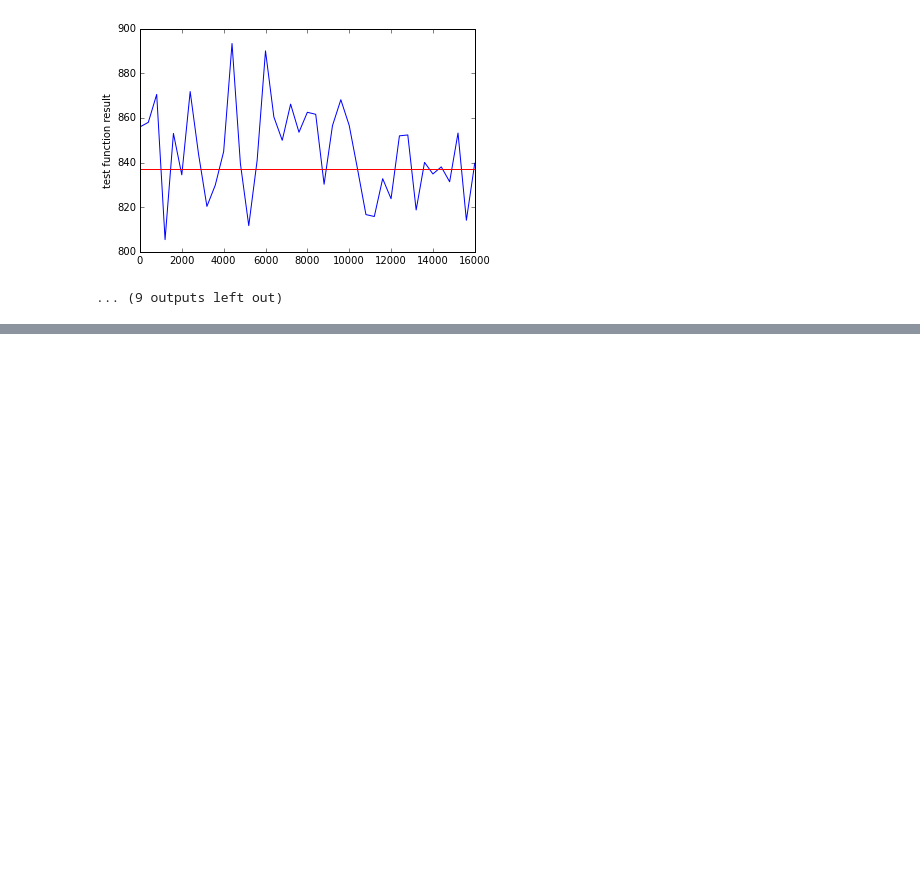
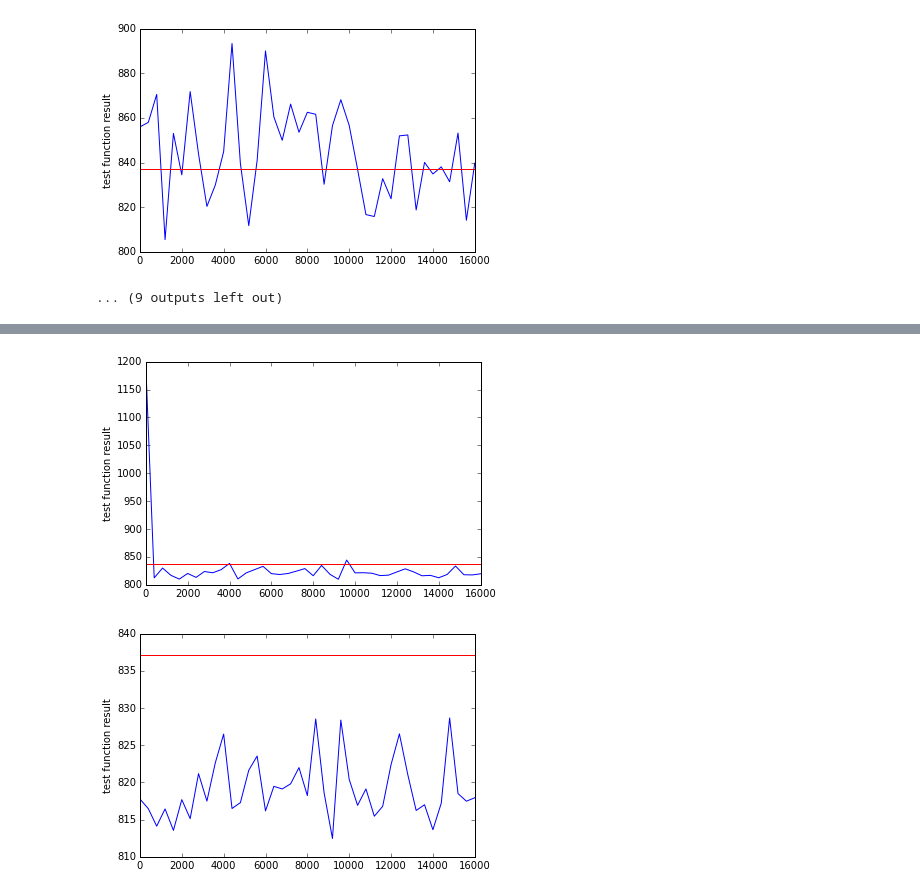
Before and after one commit to RuiqingQiu/SGD, a Jupyter notebook: SGD_oja.ipynb, the cells around one changed output, grey strips where cells are left out. Cells and saved outputs as stored; diff of their text form; code cells hidden in the pictures; blank space fills up the shorter version.

```diff
--- a/SGD_oja.ipynb
+++ b/SGD_oja.ipynb
@@ -284,0 +305,78 @@ for i in range(0, len(data_set_done)):
+# %%
+'''
+ test function 2, need to minises both v1 and v2 in order to compare to baseline
+'''
+# v is np.array([[x1,x2,x3....]])
+# v is column-major vector
+# the test function compute the sum of distance between X and (v, X)* v
+
+def testFunction2(v1,v2):
+    total = 0.0
+    for item in data_set_done:
+        tmp = np.array([item])
+        dotProduct = np.dot(tmp,v1) # dotproduct should be a constant
+        dotProduct2 = np.dot(tmp,v2)
+
+        dotProduct = dotProduct * v1 # dotproduct is a column major vector
+        dotProduct2 = dotProduct2 * v2
+        result = dotProduct + dotProduct2 # plus them together
+        total = total + distance(tmp,result)**2
+    return total
+# %%
+# initialize v0 as a vector drawn uniformly at raondom on the surface of a d-dimensional sphere
+d = len(data_set_done[0])
+v2 = []
+prev_v = [] # record the previous v1 to test convergence
+s = 0.0
+t = len(data_set_done) # t is the data set lenght: how many data points there are
+learning_rate = 1.0
+
+# random intialize a vector from a d-dim sphere
+for i in range(0,d):
+    tmp = np.random.random()
+    s = s + tmp**2
+    v2.append(tmp)
+    prev_v.append(0.0)
+
+s = math.sqrt(s)
+# normalize v1
+for i in range(0,d):
+    v2[i] = v2[i] * 1.0/ s
+
+dis = 0.0
+loop = 0.0
+# test convergence
+v2 = np.array([v2]) # v1 type np.array([[x1,x2]])
+v2 = np.transpose(v2) # let v1 becomese a column major vector
+print "initialize v2 ", v2
+prev_v = v2
+testResult = []
+tPoint = []
+
+# stil have the infinite problem, need to normalize feature
+while True:
+    testResult = []
+    tPoint = []
+    #print "loop is ", loop
+    for i in range(0, len(v1_project)/2):
+        loop = loop + 1
+        learning_rate = 1.0/math.sqrt(loop)
+        tmp = v1_project[i] # convert to right form
+        #tmp = np.array([tmp])
+        b = np.dot(np.transpose(tmp),tmp)
+        b = np.dot(b,v2) # result will be a 110 * 1 vector
+        v2 = v2 + learning_rate * b
+        v2 = normalizeVector(v2)
+        if i % 400 == 0:
+            tPoint.append(i)
+            test = testFunction2(v1,v2)
+            testResult.append(test)
+    plt.plot(tPoint, testResult, '-')
+    plt.axhline(baseline, color='r')
+    plt.ylabel('test function result')
+    plt.show()
+    dis = distance(prev_v,v2)
+    if dis <= 0.001:
+            break
+    prev_v = v2
+# %% [output]
@@ -284,0 +400,2 @@ for i in range(0, len(data_set_done)):
+[figure, added]
+[figure, added]
```
Also changed, not shown: parts of 3 cells of this notebook.
